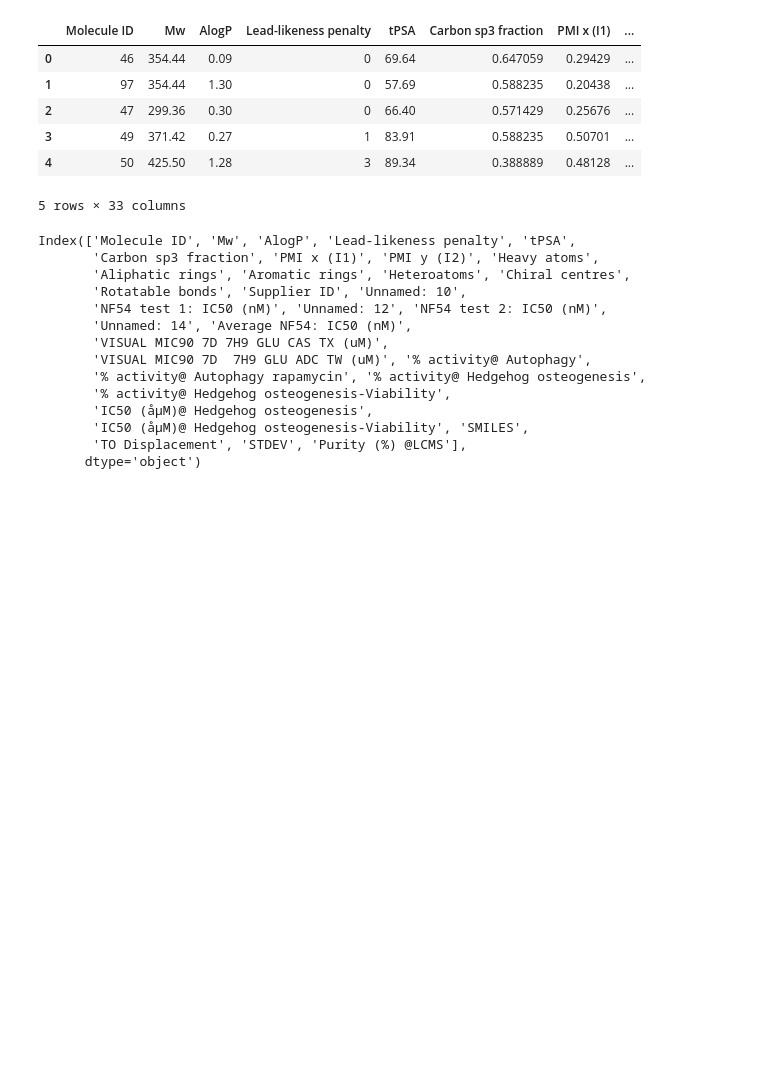
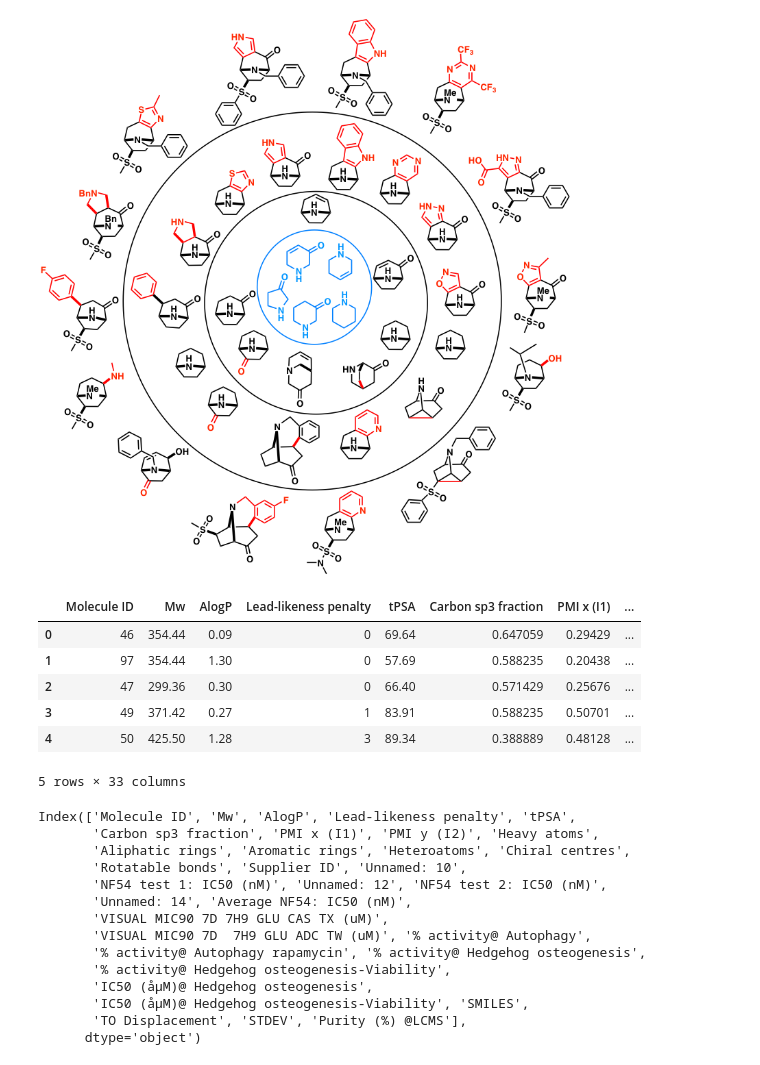
Before and after one commit to bobbytonylowe/PhD-Compound-Analysis, a Jupyter notebook: PhD analysis.ipynb, the cells around one changed output. Saved outputs shown, nothing was run; the diff lists cells and outputs as text; code cells hidden in the pictures; blank space fills up the shorter version.

```diff
--- a/PhD analysis.ipynb
+++ b/PhD analysis.ipynb
@@ -16,3 +14,8 @@
+# %%
+from IPython.display import Image
+Image(filename = 'tree.png')
+# %% [output]
+[figure, added]
 # %%
 import pandas as pd
 from matplotlib import pyplot
```
Also changed, not shown: parts of 4 cells of this notebook.
